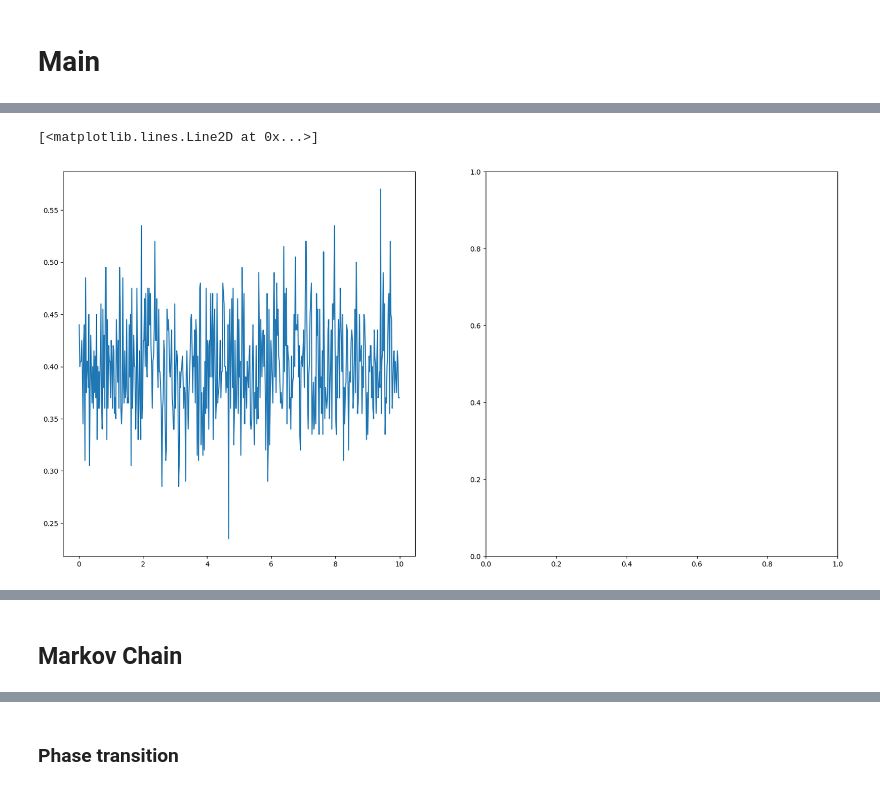
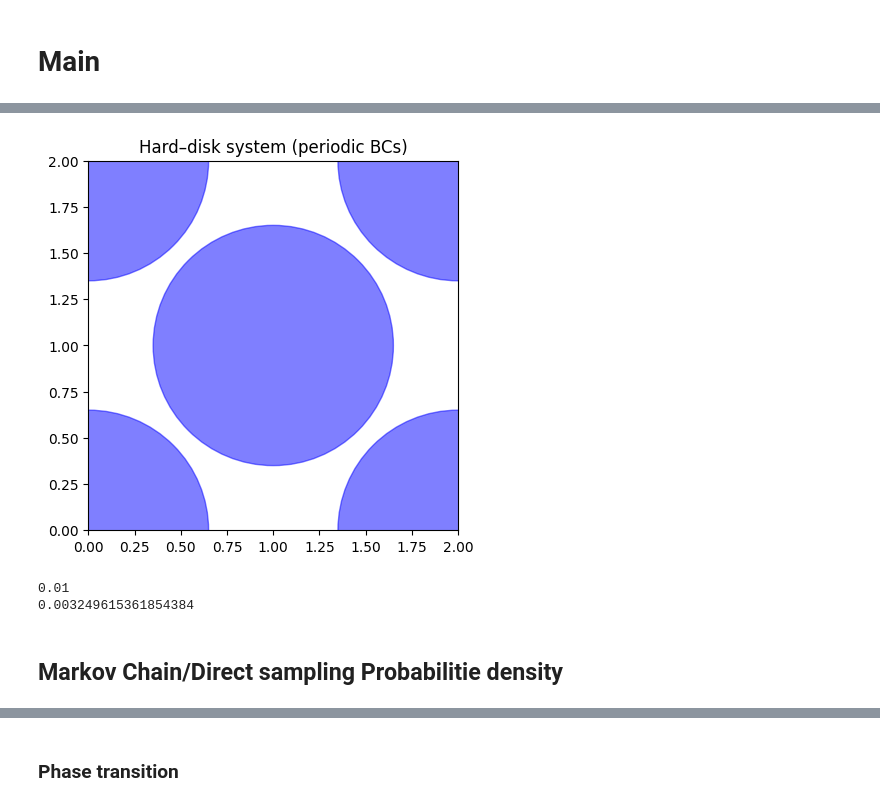
Before and after one commit to LuanMs1/tcc-markov-chain, a Jupyter notebook: hard_disck_periodic.ipynb, the cells around one changed output, grey strips where cells are left out. Cells and saved outputs as stored; diff of their text form; code cells hidden in the pictures.

```diff
--- a/hard_disck_periodic.ipynb
+++ b/hard_disck_periodic.ipynb
@@ -60,8 +60,9 @@ strip_density /= (n_steps*strip_size)
-# %%
-strip_centers = (np.arange(strip_count) * strip_size) + (strip_size / 2)
-fig, axes = plt.subplots(1,2,figsize=(20,10))
-axes[0].plot(strip_centers, strip_density, linestyle='-')
-# axes[1].plot(strip_centers, sim_big_system.strip_density, linestyle='-')
-# %% [output]
-[<matplotlib.lines.Line2D at 0x...>]
-[figure, removed]
+# %%
+box_size=2
+n_particles=2
+particle_radius=0.65
+n_steps=int(1e3)
+positions = np.array([[0,0],[1.,1]],dtype=float)
+sys = HDPeriodic(box_size=box_size,particle_radius=particle_radius,n_particles=n_particles,positions=positions)
+sys.plot_system()
+# %% [output]
@@ -67,0 +72 @@ axes[0].plot(strip_centers, strip_density, linestyle='-')
+[figure, added]
@@ -68,2 +80,9 @@ axes[0].plot(strip_centers, strip_density, linestyle='-')
+# %%
+hist = sim_pd.normalize_results()
+print(hist.mean())
+print(hist.std())
+# %% [output]
+0.01
+0.003249615361854384
 # %% [markdown]
-## Markov Chain
+## Markov Chain/Direct sampling Probabilitie density
```
Also changed, not shown: parts of 17 cells of this notebook, 8 other files.
